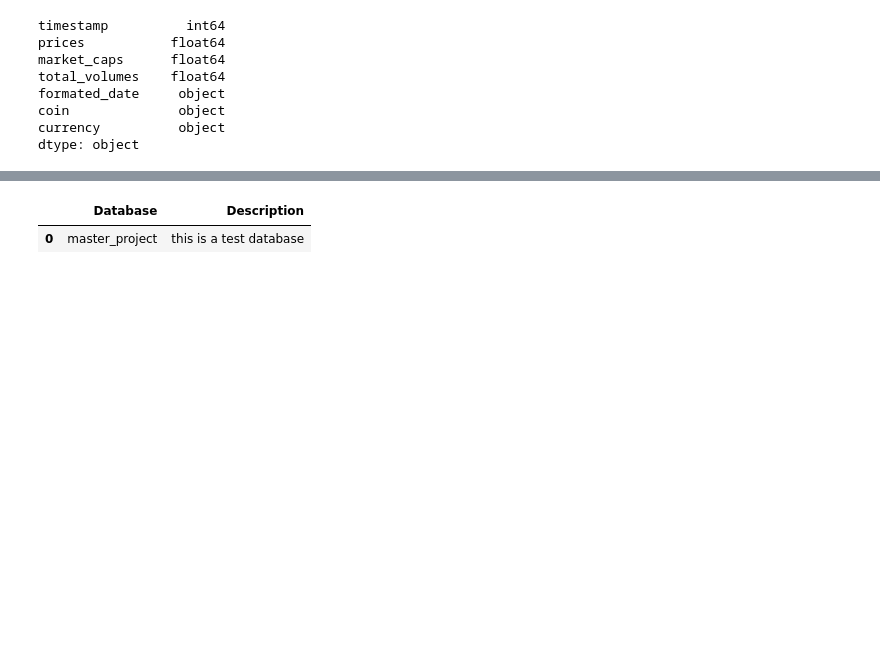
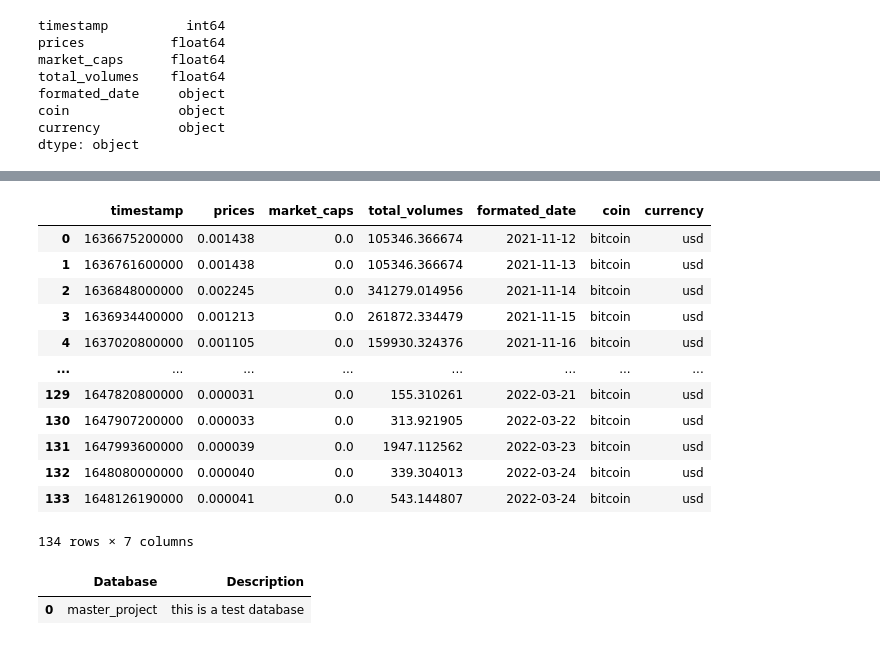
Before and after one commit to kosmobiker/ud108519_praca_magisterska, a Jupyter notebook: sandbox/sandbox.ipynb, the cells around one changed output, grey strips where cells are left out. Cells and saved outputs as stored; diff of their text form; code cells hidden in the pictures; blank space fills up the shorter version.

Commit message:
T is for transform

```diff
--- a/sandbox/sandbox.ipynb
+++ b/sandbox/sandbox.ipynb
@@ -91,0 +78,3 @@ ClientError: An error occurred (ValidationException) when calling the Query oper
+# %%
+dynamo = session.resource('dynamodb')
+s3_client = session.client('s3')
@@ -92,3 +133,31 @@ ClientError: An error occurred (ValidationException) when calling the Query oper
+# %%
+def get_json_s3(bucket, key, s3=None):
+    """
+    Function is used to get JSON file
+    from S3 bucket
+    """
+    if not s3:
+        s3 = boto3.client('s3')
+    obj = s3.get_object(Bucket=bucket, Key=key)
+    data = obj['Body'].read().decode('utf-8')
+    return json.loads(data)
+# %%
+ddd = get_json_s3('kosmobiker-masterproject', 'data/raw/baby-samo-coin_historical_prices.json', s3_client)
+transform_json_dataframe(ddd)
+# %% [output]
+|  | timestamp | prices | market_caps | total_volumes | formated_date | coin | currency |
+| 0 | 1636675200000 | 0.001438 | 0.0 | 105346.366674 | 2021-11-12 | bitcoin | usd |
+| 1 | 1636761600000 | 0.001438 | 0.0 | 105346.366674 | 2021-11-13 | bitcoin | usd |
+| 2 | 1636848000000 | 0.002245 | 0.0 | 341279.014956 | 2021-11-14 | bitcoin | usd |
+| 3 | 1636934400000 | 0.001213 | 0.0 | 261872.334479 | 2021-11-15 | bitcoin | usd |
+| 4 | 1637020800000 | 0.001105 | 0.0 | 159930.324376 | 2021-11-16 | bitcoin | usd |
+| ... | ... | ... | ... | ... | ... | ... | ... |
+| 129 | 1647820800000 | 0.000031 | 0.0 | 155.310261 | 2022-03-21 | bitcoin | usd |
+| 130 | 1647907200000 | 0.000033 | 0.0 | 313.921905 | 2022-03-22 | bitcoin | usd |
+| 131 | 1647993600000 | 0.000039 | 0.0 | 1947.112562 | 2022-03-23 | bitcoin | usd |
+| 132 | 1648080000000 | 0.000040 | 0.0 | 339.304013 | 2022-03-24 | bitcoin | usd |
+| 133 | 1648126190000 | 0.000041 | 0.0 | 543.144807 | 2022-03-24 | bitcoin | usd |
+134 rows × 7 columns
 # %%
 def currencies_info(data: dict, list_of_keys: List[str]):
     filtered_json = {key: data[key] for key in list_of_keys}
```
Also changed, not shown: parts of 4 cells of this notebook, 3 other files.
